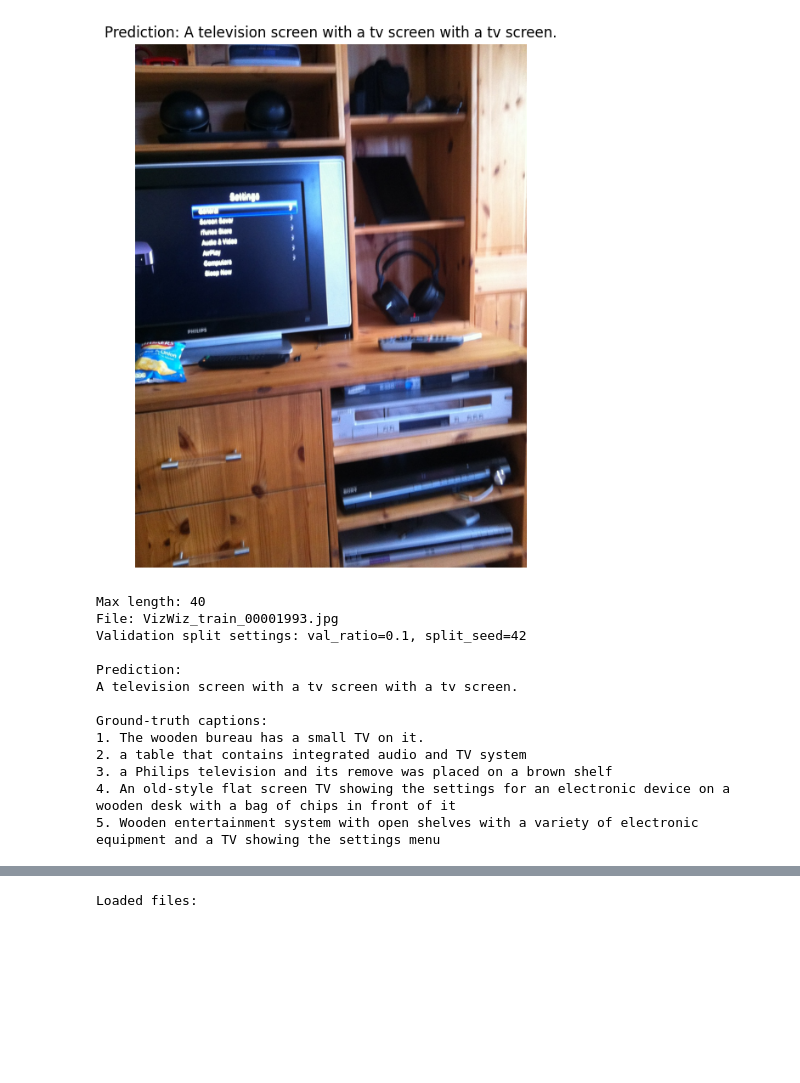
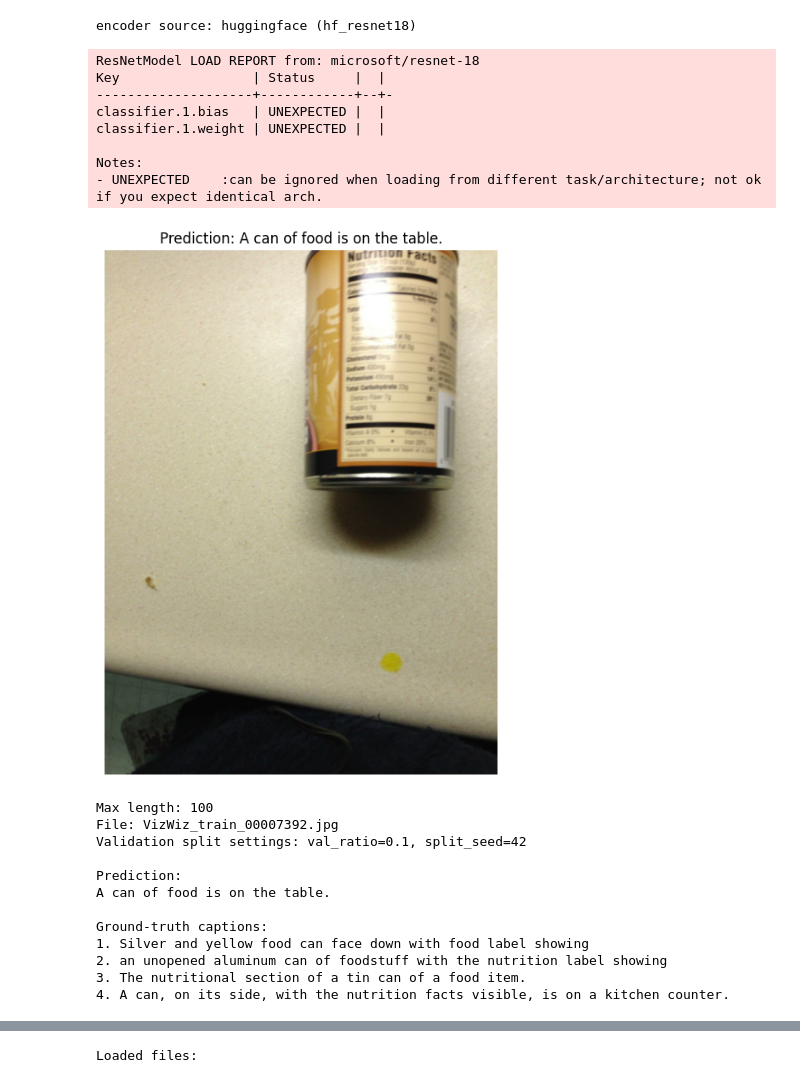
Before and after one commit to adriangt2001/C5-Project, a Jupyter notebook: Week3/qualitative_evaluation.ipynb, the cells around one changed output, grey strips where cells are left out. Saved outputs shown, nothing was run; the diff lists cells and outputs as text; code cells hidden in the pictures; blank space fills up the shorter version.

Commit message:
experiments scripts

```diff
--- a/Week3/qualitative_evaluation.ipynb
+++ b/Week3/qualitative_evaluation.ipynb
@@ -21,15 +21,16 @@ idx_to_experiment = {
     9 : "runs/runs_frozen_encoder_scheduled/token_resnet18_gru_word_scheduled_sampling",
     10 : "runs/runs_frozen_encoder_scheduled/attention_resnet18_gru_char_scheduled_sampling",
     11 : "runs/runs_frozen_encoder_scheduled/combined_resnet34_lstm_word_attention_scheduled_sampling",
+    12: "runs/initial_experiments_sampling/baseline_resnet18_gru_char_scheduled_sampling"
 }
 
-idx = 9
+idx = 12
 
 run_dir = Path(idx_to_experiment[idx])
 data_dir = Path("data")
 
 device = torch.device("cuda" if torch.cuda.is_available() else "cpu")
-model, tokenizer, config = load_checkpoint(run_dir / "best.pt", device=device)
+model, tokenizer, config = load_checkpoint(run_dir / "best_sum.pt", device=device)
 
 # Fallback to the training defaults if the checkpoint config does not store them
 val_ratio = config.get("val_ratio", 0.1)
@@ -57,44 +58,52 @@ image = Image.open(image_path).convert("RGB")
 image_tensor = transform(image).unsqueeze(0).to(device)
 
 with torch.no_grad():
     generated = model.generate(
         images=image_tensor,
         sos_id=tokenizer.sos_id,
         eos_id=tokenizer.eos_id,
         max_len= config["max_len"],
     )
 
 # print("Generated token IDs:", generated[0].tolist())
 pred_caption = tokenizer.decode(generated[0].tolist())
 
 plt.figure(figsize=(8, 8))
 plt.imshow(image)
 plt.axis("off")
 plt.title(f"Prediction: {pred_caption.capitalize()}")
 plt.show()
 
 print(f"Max length: {config['max_len']}")
 print("File:", sample.file_name)
 print(f"Validation split settings: val_ratio={val_ratio}, split_seed={split_seed}")
 
 print("\nPrediction:")
 print(pred_caption.capitalize())
 
 print("\nGround-truth captions:")
 for i, ref in enumerate(sample.captions, 1):
     print(f"{i}. {ref}")
 # %% [output]
+encoder source: huggingface (hf_resnet18)
+ResNetModel LOAD REPORT from: microsoft/resnet-18
+Key                 | Status     |  |
+--------------------+------------+--+-
+classifier.1.bias   | UNEXPECTED |  |
+classifier.1.weight | UNEXPECTED |  |
+
+Notes:
+- UNEXPECTED    :can be ignored when loading from different task/architecture; not ok if you expect identical arch.
-[figure, old version]
+[figure, new version]
-Max length: 40
-File: VizWiz_train_00001993.jpg
-Validation split settings: val_ratio=0.1, split_seed=42
-
-Prediction:
-A television screen with a tv screen with a tv screen.
-
-Ground-truth captions:
-1. The wooden bureau has a small TV on it.
-2. a table that contains integrated audio and TV system
-3. a Philips television and its remove was placed on a brown shelf
-4. An old-style flat screen TV showing the settings for an electronic device on a wooden desk with a bag of chips in front of it
-5. Wooden entertainment system with open shelves with a variety of electronic equipment and a TV showing the settings menu
+Max length: 100
+File: VizWiz_train_00007392.jpg
+Validation split settings: val_ratio=0.1, split_seed=42
+
+Prediction:
+A can of food is on the table.
+
+Ground-truth captions:
+1. Silver and yellow food can face down with food label showing
+2. an unopened aluminum can of foodstuff with the nutrition label showing
+3. The nutritional section of a tin can of a food item.
+4. A can, on its side, with the nutrition facts visible, is on a kitchen counter.
```
Also changed, not shown: parts of 1 cell of this notebook, 1 other file.
